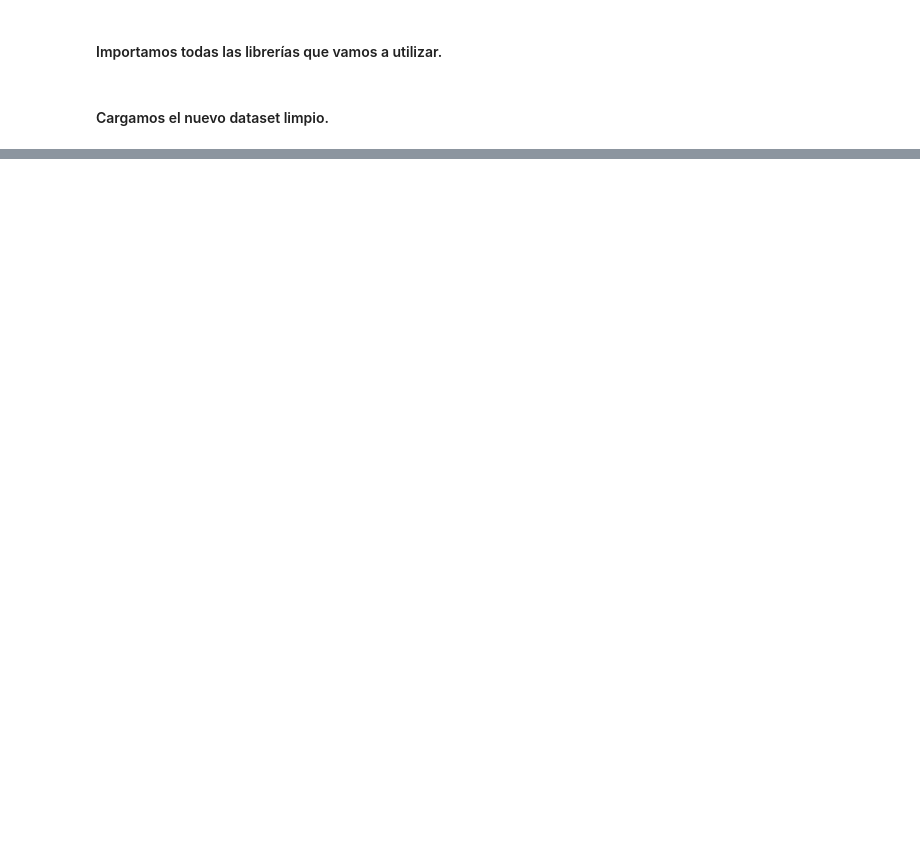
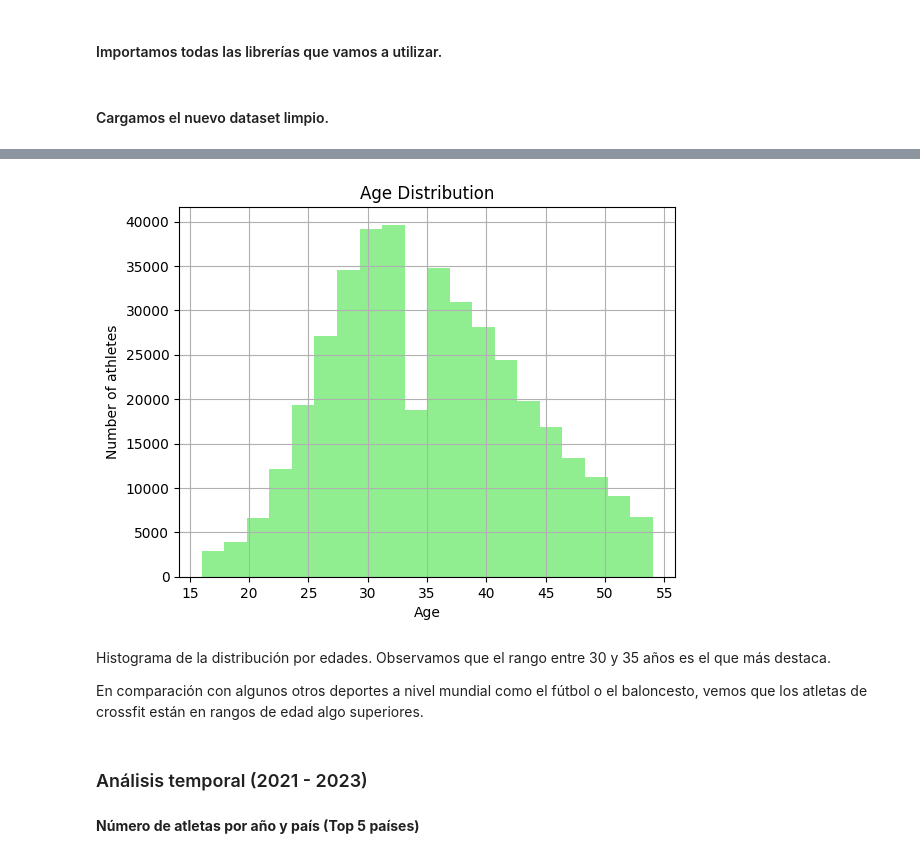
Before and after one commit to viictorhp/EDA-analysis-first-project, a Jupyter notebook: notebooks/edaanalysis2.ipynb, the cells around one changed output, grey strips where cells are left out. Saved outputs shown, nothing was run; the diff lists cells and outputs as text; code cells hidden in the pictures; blank space fills up the shorter version.

```diff
--- a/notebooks/edaanalysis2.ipynb
+++ b/notebooks/edaanalysis2.ipynb
@@ -33,0 +108,16 @@ crossfit_df2
+# %%
+crossfit_df2["age"].hist(bins=20, color="lightgreen")
+plt.xlabel("Age")
+plt.ylabel("Number of athletes")
+plt.title("Age Distribution")
+plt.show()
+# %% [output]
+[figure, added]
+# %% [markdown]
+Histograma de la distribución por edades. Observamos que el rango entre 30 y 35 años es el que más destaca.
+
+En comparación con algunos otros deportes a nivel mundial como el fútbol o el baloncesto, vemos que los atletas de crossfit están en rangos de edad algo superiores.
+# %% [markdown]
+### Análisis temporal (2021 - 2023)
+# %% [markdown]
+**Número de atletas por año y país (Top 5 países)**
```
Also changed, not shown: parts of 36 cells of this notebook, 2 other files.
